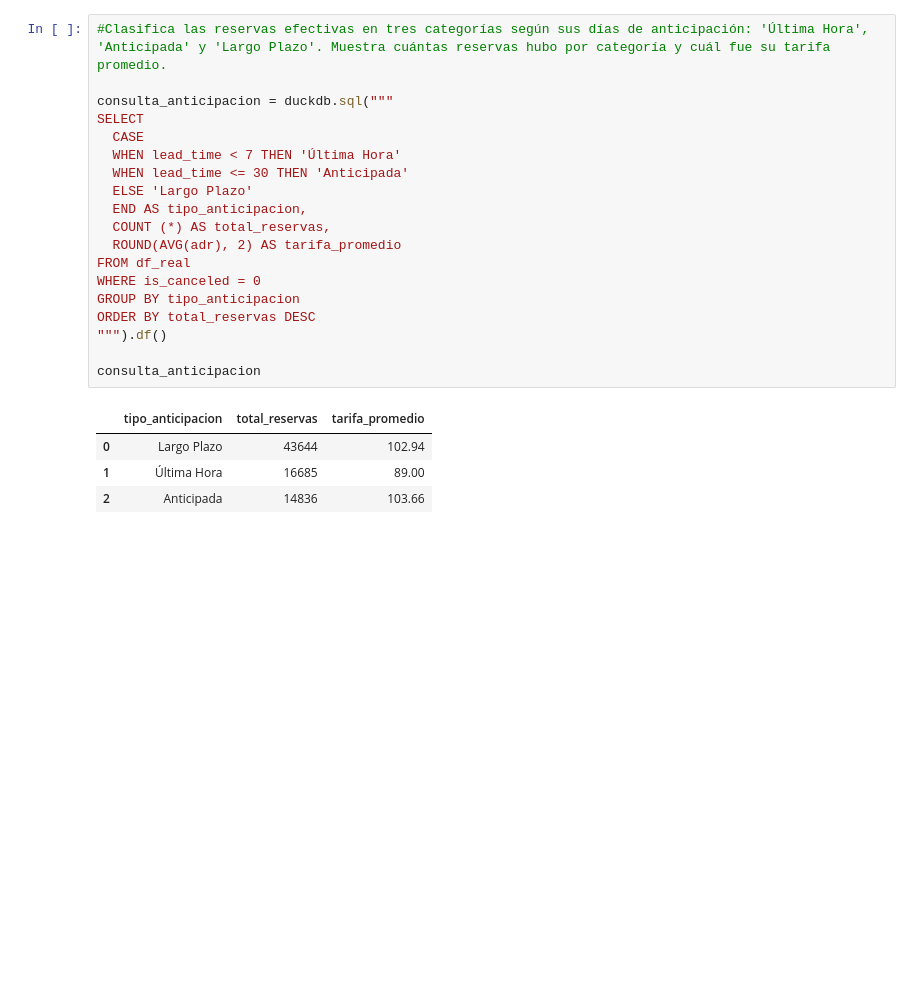
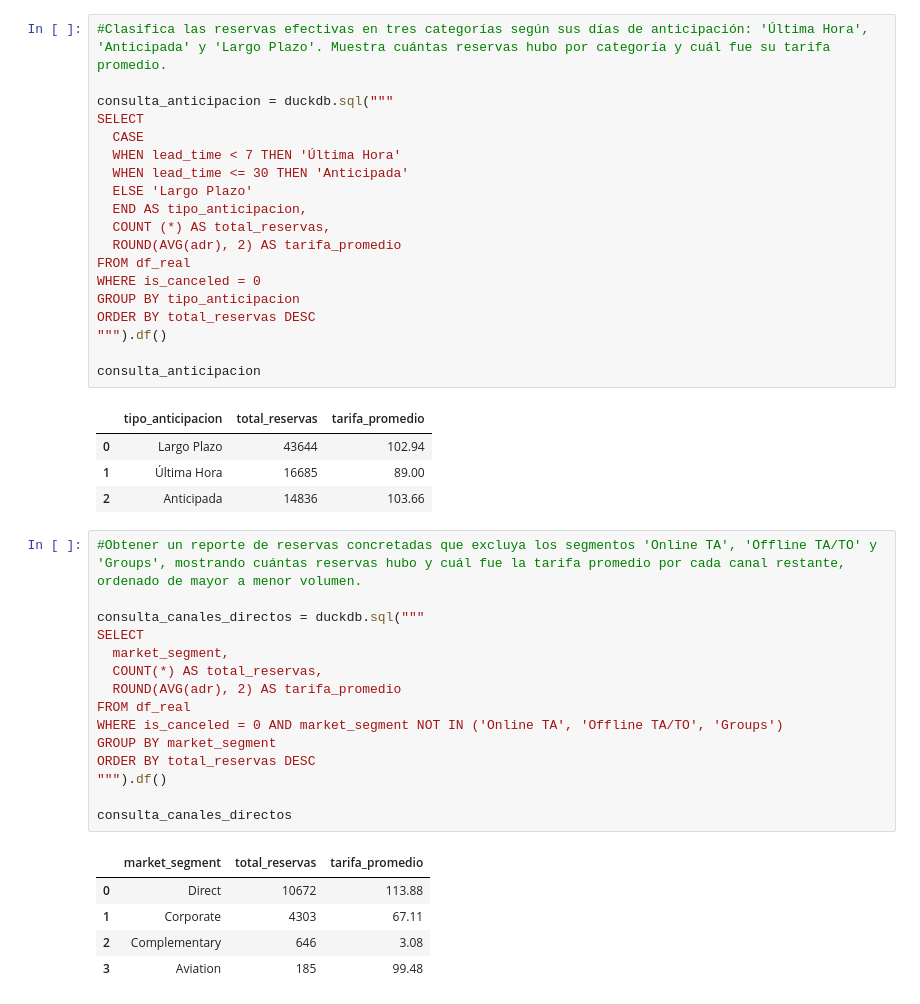
Before and after one commit to luisferdm6/02_analisis_hotelero_pandas, a Jupyter notebook: 01_limpieza_y_agrupaciones_hotel.ipynb, the cells around one changed output. Cells and saved outputs as stored; diff of their text form; blank space fills up the shorter version.

```diff
--- a/01_limpieza_y_agrupaciones_hotel.ipynb
+++ b/01_limpieza_y_agrupaciones_hotel.ipynb
@@ -969,3 +969,24 @@ consulta_anticipacion
 | 0 | Largo Plazo | 43644 | 102.94 |
 | 1 | Última Hora | 16685 | 89.00 |
 | 2 | Anticipada | 14836 | 103.66 |
+# %%
+#Obtener un reporte de reservas concretadas que excluya los segmentos 'Online TA', 'Offline TA/TO' y 'Groups', mostrando cuántas reservas hubo y cuál fue la tarifa promedio por cada canal restante, ordenado de mayor a menor volumen.
+
+consulta_canales_directos = duckdb.sql("""
+SELECT
+  market_segment,
+  COUNT(*) AS total_reservas,
+  ROUND(AVG(adr), 2) AS tarifa_promedio
+FROM df_real
+WHERE is_canceled = 0 AND market_segment NOT IN ('Online TA', 'Offline TA/TO', 'Groups')
+GROUP BY market_segment
+ORDER BY total_reservas DESC
+""").df()
+
+consulta_canales_directos
+# %% [output]
+|  | market_segment | total_reservas | tarifa_promedio |
+| 0 | Direct | 10672 | 113.88 |
+| 1 | Corporate | 4303 | 67.11 |
+| 2 | Complementary | 646 | 3.08 |
+| 3 | Aviation | 185 | 99.48 |
```
Also changed, not shown: parts of 5 cells of this notebook.
